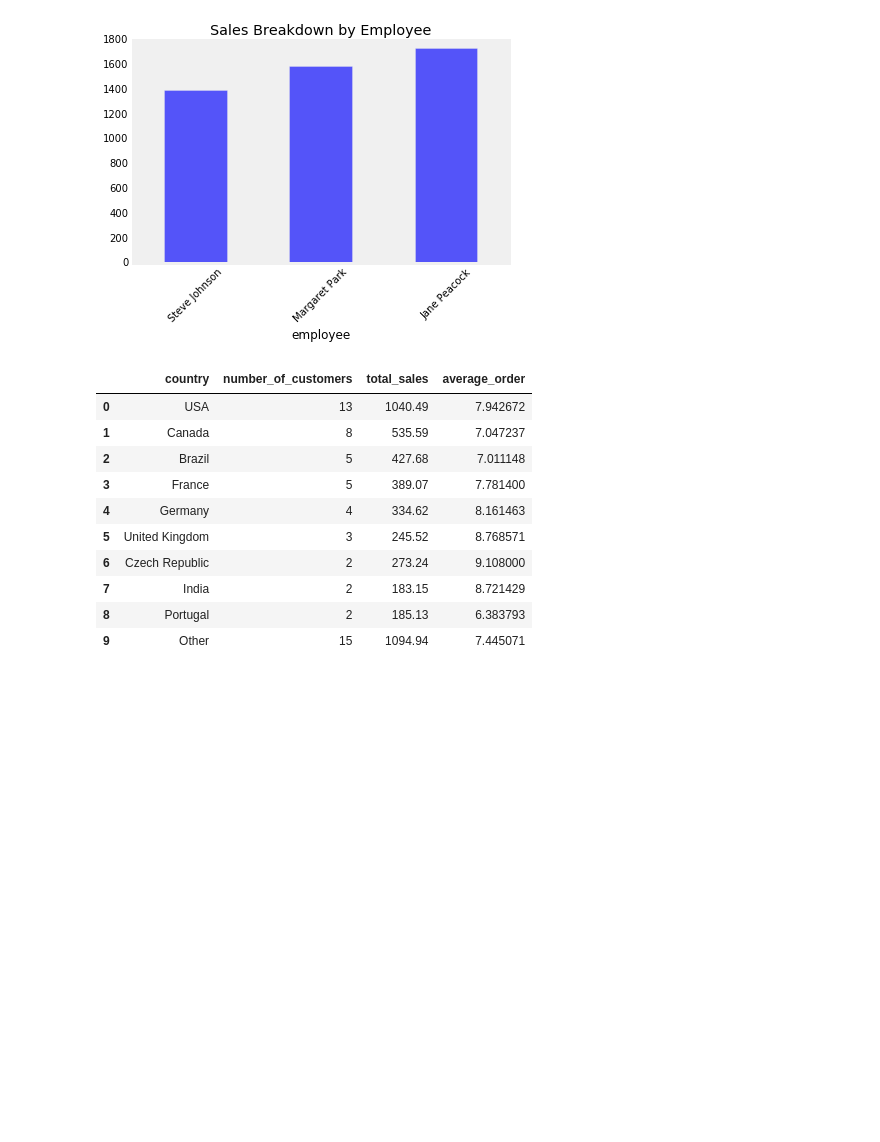
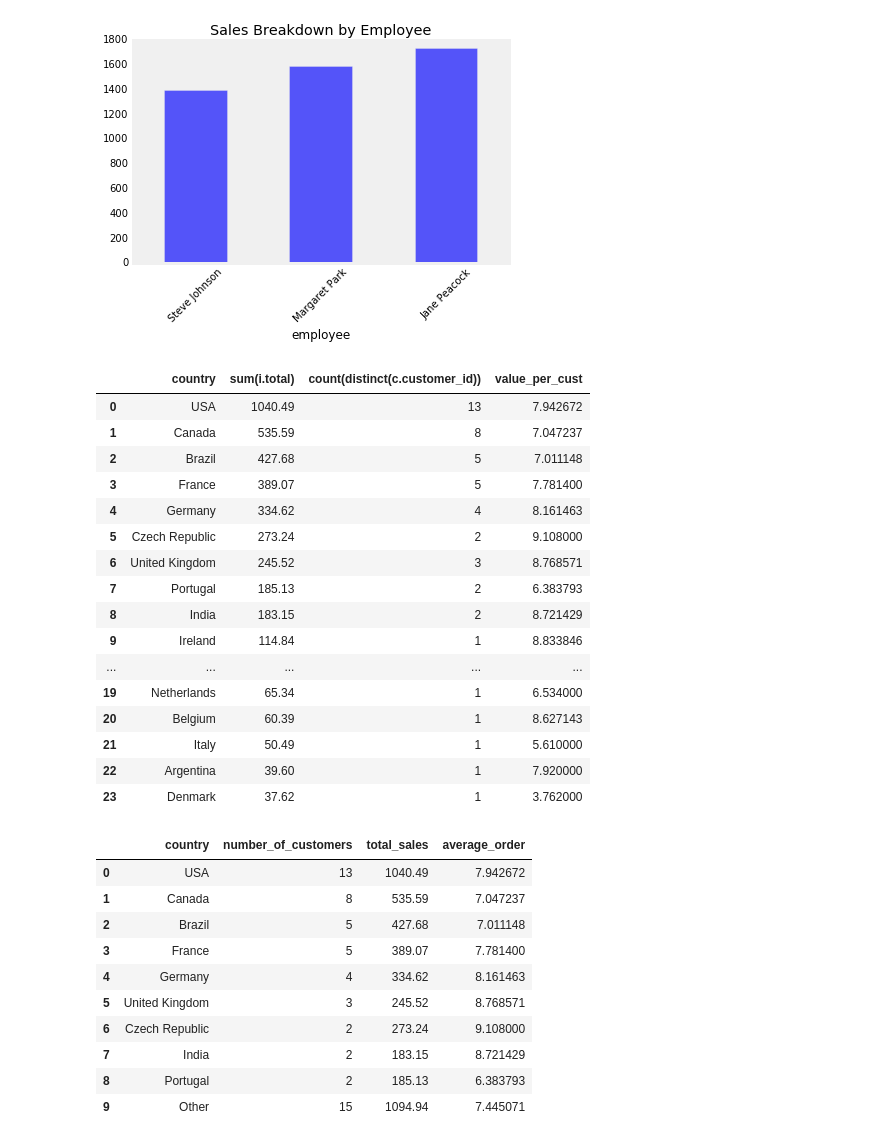
Before and after one commit to rajatbarve/Answering-business-questions-using-SQL, a Jupyter notebook: SQL queries with Python.ipynb, the cells around one changed output. Drawn from its saved outputs; the diff is of its cells as text; code cells hidden in the pictures; blank space fills up the shorter version.

```diff
--- a/SQL queries with Python.ipynb
+++ b/SQL queries with Python.ipynb
@@ -135,6 +135,33 @@ plt.ylabel('')
 plt.show()
 # %% [output]
 [figure]
+# %%
+run_query('''select
+         c.country,sum(i.total),count(distinct(c.customer_id)),
+         sum(i.total)/count(c.customer_id) as value_per_cust
+    from invoice i
+    inner join customer c on i.customer_id=c.customer_id
+    group by 1
+    order by 2 desc
+    ''')
+# %% [output]
+|  | country | sum(i.total) | count(distinct(c.customer_id)) | value_per_cust |
+| 0 | USA | 1040.49 | 13 | 7.942672 |
+| 1 | Canada | 535.59 | 8 | 7.047237 |
+| 2 | Brazil | 427.68 | 5 | 7.011148 |
+| 3 | France | 389.07 | 5 | 7.781400 |
+| 4 | Germany | 334.62 | 4 | 8.161463 |
+| 5 | Czech Republic | 273.24 | 2 | 9.108000 |
+| 6 | United Kingdom | 245.52 | 3 | 8.768571 |
+| 7 | Portugal | 185.13 | 2 | 6.383793 |
+| 8 | India | 183.15 | 2 | 8.721429 |
+| 9 | Ireland | 114.84 | 1 | 8.833846 |
+| ... | ... | ... | ... | ... |
+| 19 | Netherlands | 65.34 | 1 | 6.534000 |
+| 20 | Belgium | 60.39 | 1 | 8.627143 |
+| 21 | Italy | 50.49 | 1 | 5.610000 |
+| 22 | Argentina | 39.60 | 1 | 7.920000 |
+| 23 | Denmark | 37.62 | 1 | 3.762000 |
 # %%
 q='''
 with creating_table_country as
```
Also changed, not shown: parts of 9 cells of this notebook.
